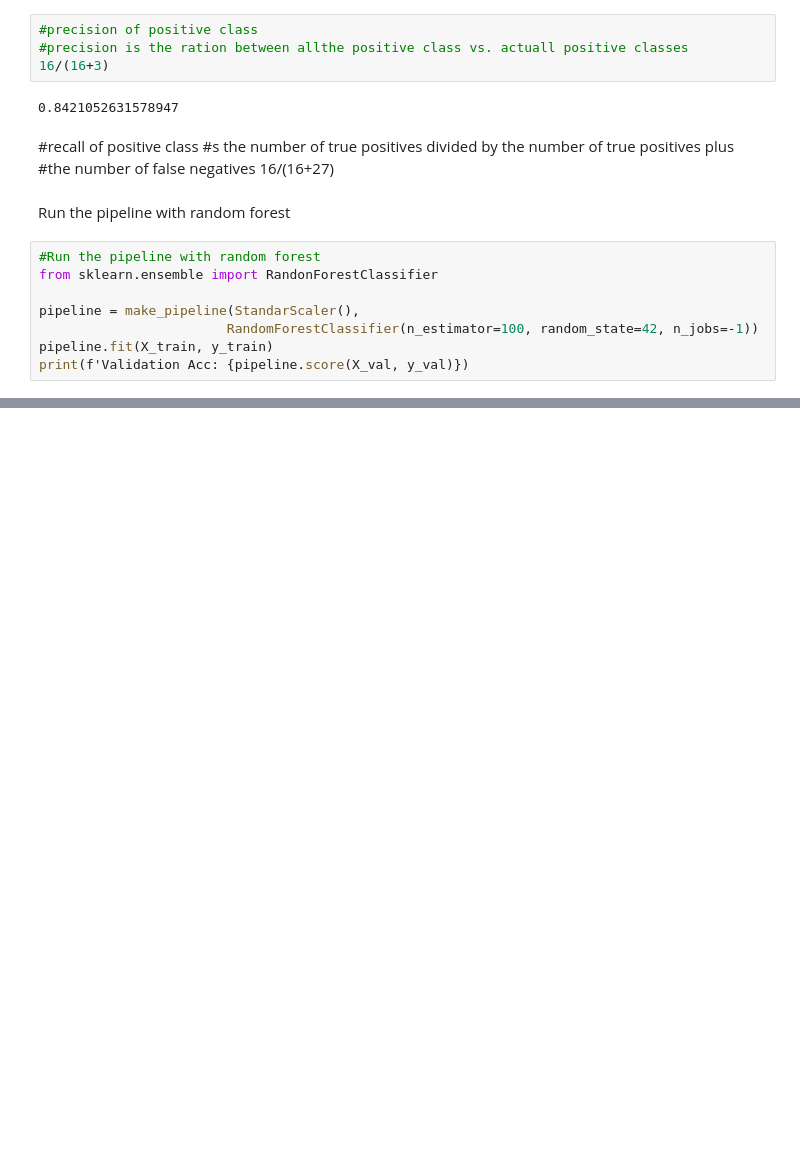
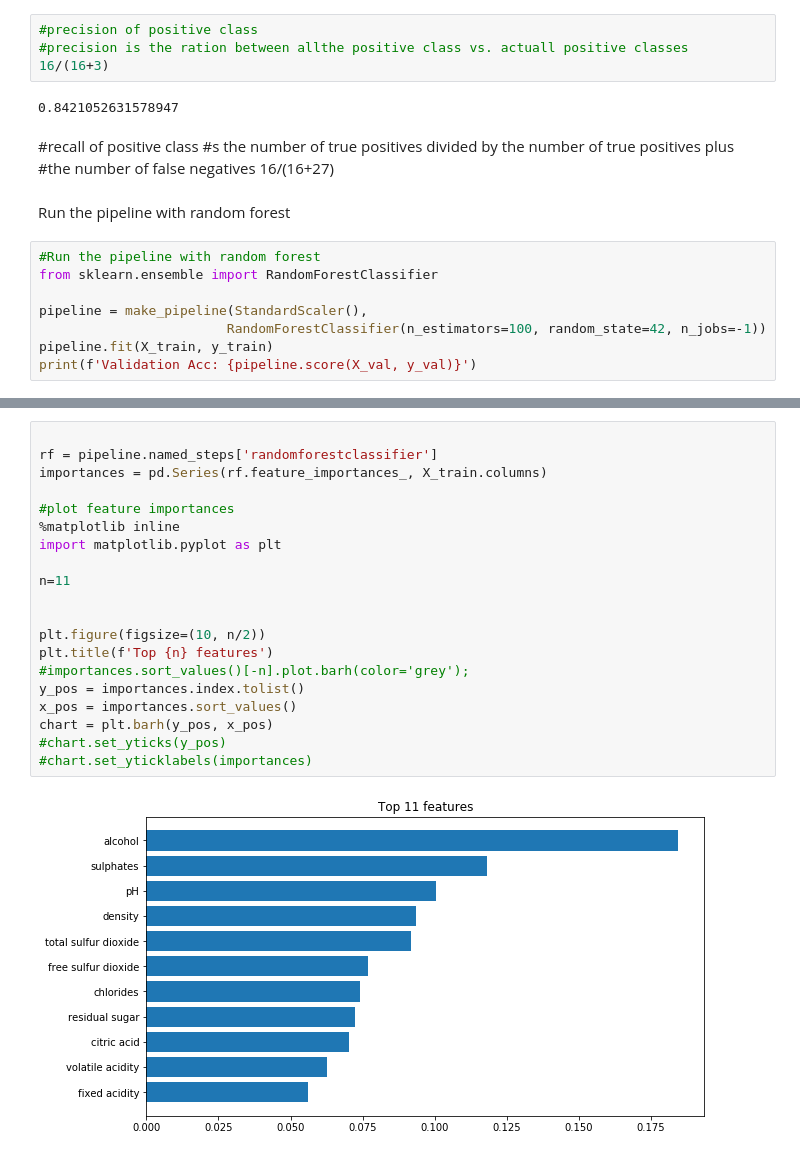
Before and after one commit to bloominstituteoftechnology/DS-Unit-2-Applied-Modeling, a Jupyter notebook: module3-permutation-boosting/LS_DS_231_assignment.ipynb, the cells around one changed output, grey strips where cells are left out. Saved outputs shown, nothing was run; the diff lists cells and outputs as text; blank space fills up the shorter version.

```diff
--- a/module3-permutation-boosting/LS_DS_231_assignment.ipynb
+++ b/module3-permutation-boosting/LS_DS_231_assignment.ipynb
@@ -271,10 +292,10 @@ ModuleNotFoundError: No module named 'sklearn'
 Run the pipeline with random forest
 # %%
 #Run the pipeline with random forest
-from sklearn.ensemble import RandonForestClassifier
+from sklearn.ensemble import RandomForestClassifier
 
-pipeline = make_pipeline(StandarScaler(),
-                        RandomForestClassifier(n_estimator=100, random_state=42, n_jobs=-1))
+pipeline = make_pipeline(StandardScaler(),
+                        RandomForestClassifier(n_estimators=100, random_state=42, n_jobs=-1))
 pipeline.fit(X_train, y_train)
-print(f'Validation Acc: {pipeline.score(X_val, y_val)})
+print(f'Validation Acc: {pipeline.score(X_val, y_val)}')
 # %% [output]
@@ -281,0 +340,22 @@ SyntaxError: EOL while scanning string literal (<ipython-input-37-53e7bd72f6d9>,
+# %%
+
+rf = pipeline.named_steps['randomforestclassifier']
+importances = pd.Series(rf.feature_importances_, X_train.columns)
+
+#plot feature importances
+%matplotlib inline
+import matplotlib.pyplot as plt
+
+n=11
+
+
+plt.figure(figsize=(10, n/2))
+plt.title(f'Top {n} features')
+#importances.sort_values()[-n].plot.barh(color='grey');
+y_pos = importances.index.tolist()
+x_pos = importances.sort_values()
+chart = plt.barh(y_pos, x_pos)
+#chart.set_yticks(y_pos)
+#chart.set_yticklabels(importances)
+# %% [output]
+[figure, added]
```
Also changed, not shown: parts of 28 cells of this notebook.
